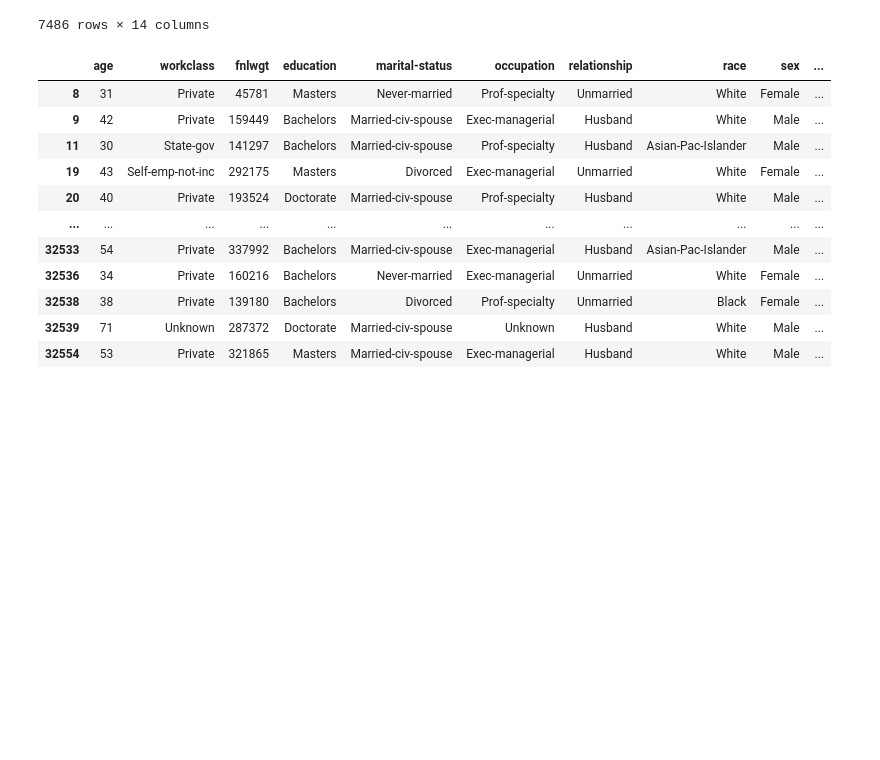
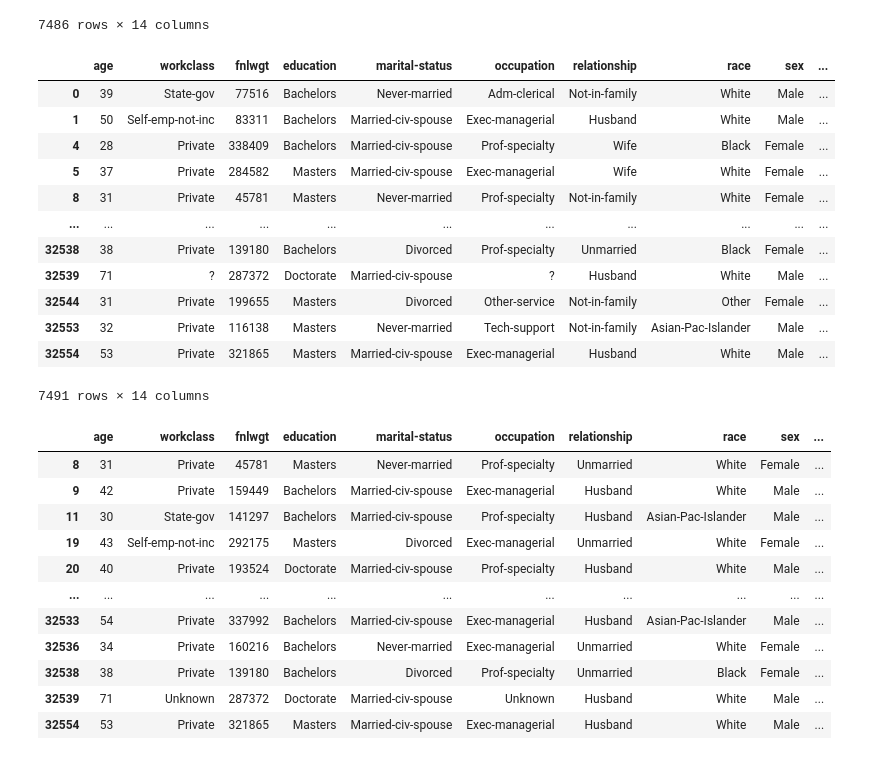
Before and after one commit to glcn35/PANDAS, a Jupyter notebook: DAwPy_EDA_Project_(Analyze_US_Citizens)_Student_(2).ipynb, the cells around one changed output. Drawn from its saved outputs; the diff is of its cells as text; code cells hidden in the pictures; blank space fills up the shorter version.

```diff
--- a/DAwPy_EDA_Project_(Analyze_US_Citizens)_Student_(2).ipynb
+++ b/DAwPy_EDA_Project_(Analyze_US_Citizens)_Student_(2).ipynb
@@ -623,2 +704,5 @@ upper_lim
 # %%
 drop_index=
+# %%
+outliers=(df["hours-per-week"]> upper_lim2)&(df["age"] >= upper_lim)
+df[outliers]
@@ -625,2 +725,6 @@ drop_index=
+# %%
+outliers_index=df.loc[outliers].index
+# %%
+df.drop(outliers_index,inplace=True)
 # %%
 # check outlier values which extends the upper limit in both age and hours-per-week columns
@@ -645,0 +766,2 @@ Name: relationship, dtype: int64
+# %%
+df.relationship.replace(to_replace=["Other-relative","Not-in-family"], value="Unmarried",inplace=True)
@@ -832,6 +1101,23 @@ df_high_edu
 | 32553 | 32 | Private | 116138 | Masters | Never-married | Tech-support | Unmarried | Asian-Pac-Islander | Male | ... |
 | 32554 | 53 | Private | 321865 | Masters | Married-civ-spouse | Exec-managerial | Husband | White | Male | ... |
 7486 rows × 14 columns
+# %%
+df_high_edu =df[((df.education=="Bachelors")|(df.education=="Masters")|(df.education=="Doctorate"))]
+df_high_edu
+# %% [output]
+|  | age | workclass | fnlwgt | education | marital-status | occupation | relationship | race | sex | ... |
+| 0 | 39 | State-gov | 77516 | Bachelors | Never-married | Adm-clerical | Not-in-family | White | Male | ... |
+| 1 | 50 | Self-emp-not-inc | 83311 | Bachelors | Married-civ-spouse | Exec-managerial | Husband | White | Male | ... |
+| 4 | 28 | Private | 338409 | Bachelors | Married-civ-spouse | Prof-specialty | Wife | Black | Female | ... |
+| 5 | 37 | Private | 284582 | Masters | Married-civ-spouse | Exec-managerial | Wife | White | Female | ... |
+| 8 | 31 | Private | 45781 | Masters | Never-married | Prof-specialty | Not-in-family | White | Female | ... |
+| ... | ... | ... | ... | ... | ... | ... | ... | ... | ... | ... |
+| 32538 | 38 | Private | 139180 | Bachelors | Divorced | Prof-specialty | Unmarried | Black | Female | ... |
+| 32539 | 71 | ? | 287372 | Doctorate | Married-civ-spouse | ? | Husband | White | Male | ... |
+| 32544 | 31 | Private | 199655 | Masters | Divorced | Other-service | Not-in-family | Other | Female | ... |
+| 32553 | 32 | Private | 116138 | Masters | Never-married | Tech-support | Not-in-family | Asian-Pac-Islander | Male | ... |
+| 32554 | 53 | Private | 321865 | Masters | Married-civ-spouse | Exec-managerial | Husband | White | Male | ... |
+7491 rows × 14 columns
 # %%
 # %% [output]
 |  | age | workclass | fnlwgt | education | marital-status | occupation | relationship | race | sex | ... |
```
Also changed, not shown: parts of 49 cells of this notebook.
